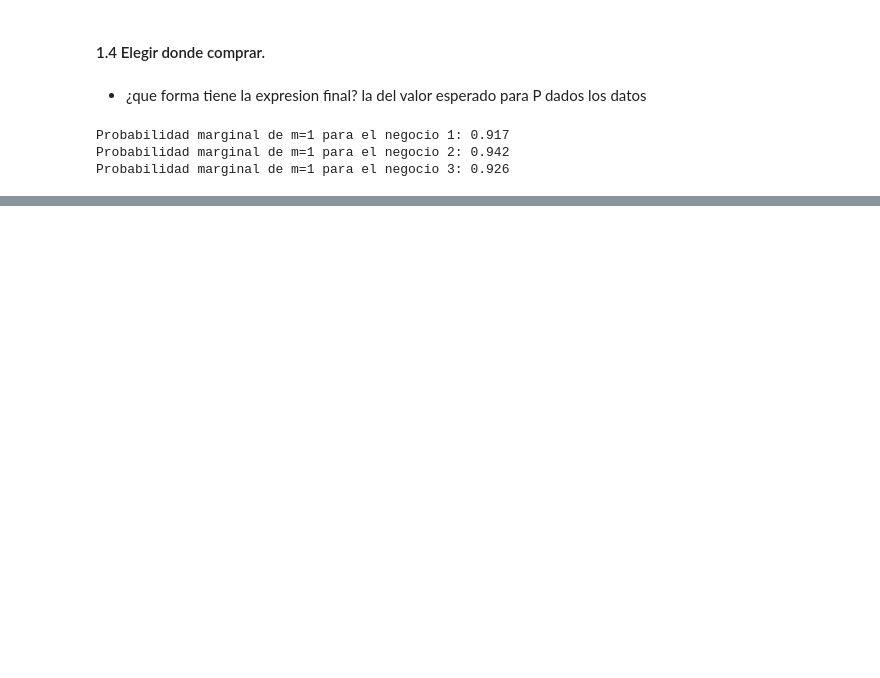
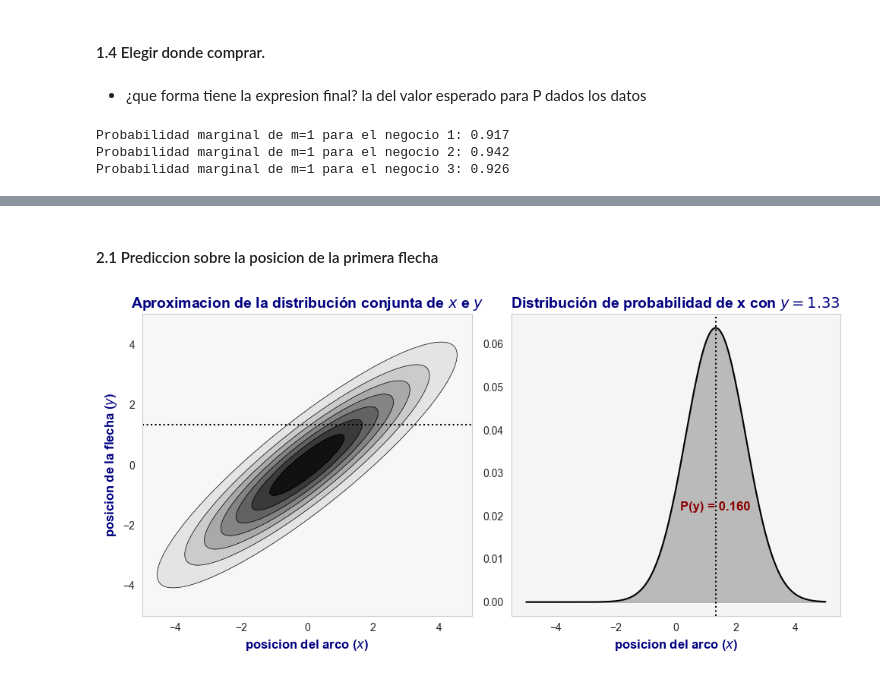
Before and after one commit to DamianPiuselli/Inferencia-Bayesiana-Causal, a Jupyter notebook: practica2/practica2.ipynb, the cells around one changed output, grey strips where cells are left out. Cells and saved outputs as stored; diff of their text form; code cells hidden in the pictures; blank space fills up the shorter version.

```diff
--- a/practica2/practica2.ipynb
+++ b/practica2/practica2.ipynb
@@ -104,0 +120,2 @@ Probabilidad marginal de m=1 para el negocio 3: 0.926
+# %% [markdown]
+#### 2.1 Prediccion sobre la posicion de la primera flecha
@@ -104,0 +146,75 @@ Probabilidad marginal de m=1 para el negocio 3: 0.926
+# %%
+range = np.linspace(-5, 5, 200)
+Z = aproximacion_Py(range)
+
+fig, ax = plt.subplots(1, 2, figsize=(10, 5))
+
+### Distribucion conjunta aproximada
+
+contour_filled = ax[0].contourf(range, range, Z, levels=7, cmap="Greys")
+contour_lines = ax[0].contour(range, range, Z, levels=7, colors="black", linewidths=0.5)
+
+ax[0].set_xlabel(
+    "posicion del arco ($x$)", fontsize=12, fontweight="bold", color="navy"
+)
+ax[0].set_ylabel(
+    "posicion de la flecha ($y$)", fontsize=12, fontweight="bold", color="navy"
+)
+ax[0].set_title(
+    "Aproximacion de la distribución conjunta de $x$ e $y$",
+    fontsize=14,
+    fontweight="bold",
+    color="navy",
+)
+
+# Integro sobre x para la posicion de y = y_val
+y_val = 1.33
+index_y_val = np.abs(range - y_val).argmin()
+
+ax[0].axhline(y=y_val, color="black", linestyle="dotted")
+
+
+### Distribucion de probabilidad a priori de Y.
+
+Z_at_y_val = Z[index_y_val, :]
+
+ax[1].plot(range, Z_at_y_val, color="black")
+ax[1].fill_between(range, Z_at_y_val, color="grey", alpha=0.5)
+
+ax[1].set_xlabel(
+    "posicion del arco ($x$)", fontsize=12, fontweight="bold", color="navy"
+)
+
+ax[1].set_title(
+    f"Distribución de probabilidad de x con $y={y_val}$",
+    fontsize=14,
+    fontweight="bold",
+    color="navy",
+)
+
+# integrar area bajo al curva
+
+integral = np.trapezoid(Z_at_y_val, range)
+
+
+ax[1].text(
+    y_val,
+    max(Z_at_y_val) / 3,
+    f"P(y) = {integral:.3f}",
+    fontsize=12,
+    fontweight="bold",
+    color="darkred",
+    ha="center",
+)
+
+ax[1].axvline(x=y_val, color="black", linestyle="dotted")
+
+
+ax[0].grid(False)
+ax[1].grid(False)
+ax[0].set_facecolor("whitesmoke")
+ax[1].set_facecolor("whitesmoke")
+
+plt.tight_layout()
+# %% [output]
+[figure, added]
```
Also changed, not shown: parts of 6 cells of this notebook.
